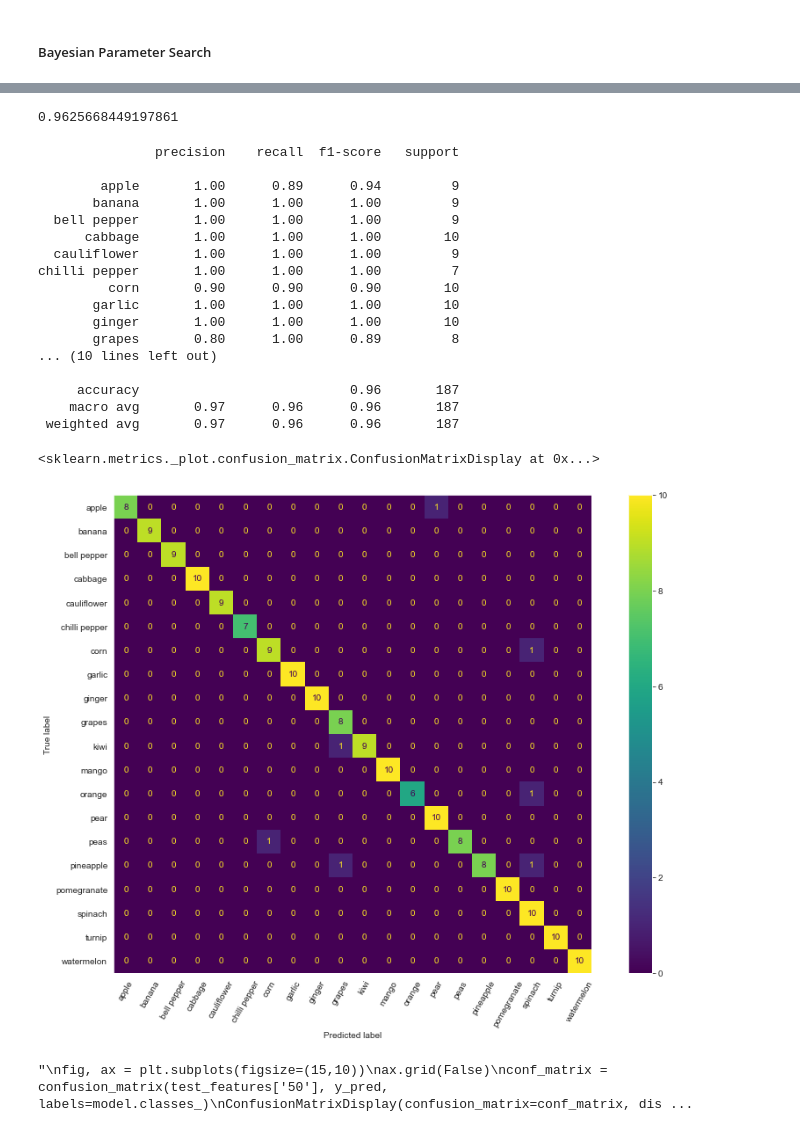
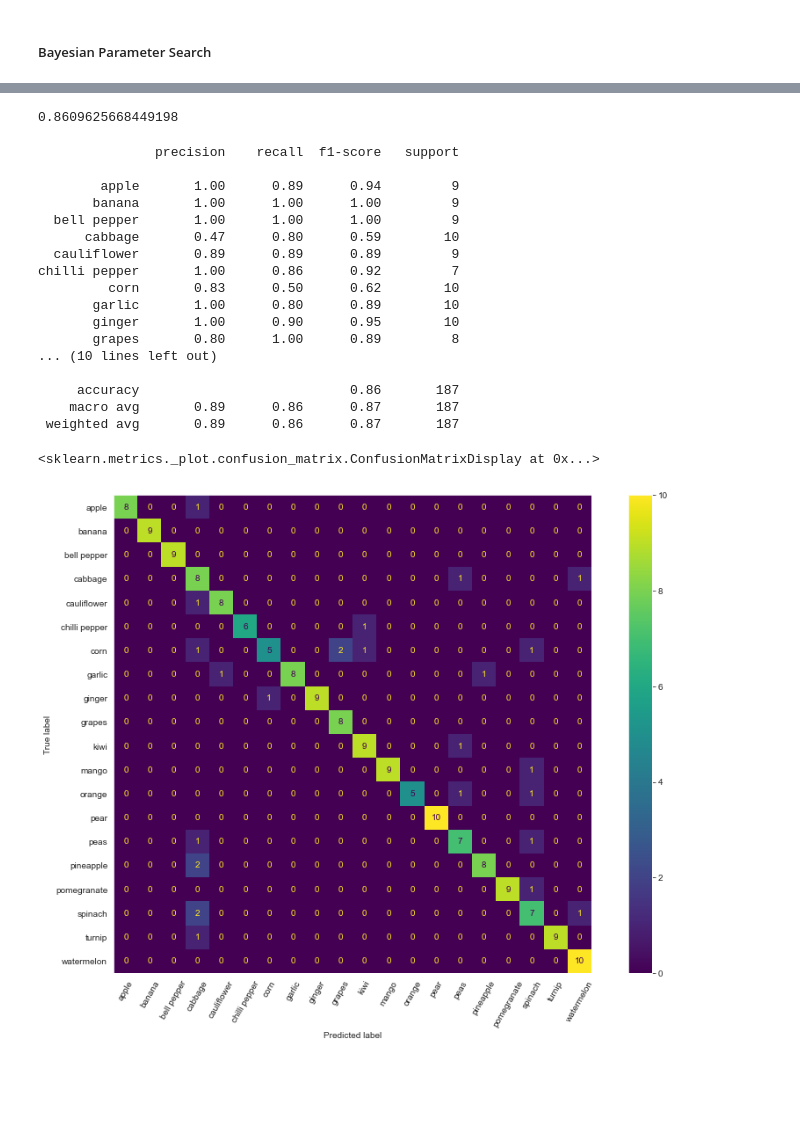
Before and after one commit to vrvenkatesh/w281-summer-2023-project-computer-vision, a Jupyter notebook: SVM.ipynb, the cells around one changed output, grey strips where cells are left out. Drawn from its saved outputs; the diff is of its cells as text; code cells hidden in the pictures; blank space fills up the shorter version.

Commit message:
updated to have results from full dataset

```diff
--- a/SVM.ipynb
+++ b/SVM.ipynb
@@ -146,9 +146,10 @@ full_train = full_train.reset_index().drop(['Unnamed: 0', 'index'], axis=1)
 # %% [markdown]
 ##### Mapping labels to ints
 # %%
-unique_training_labels = set([i for i in train_features['50'].tolist()])
-unique_val_labels = set([i for i in validation_features['50'].tolist()])
-unique_test_labels = set([i for i in test_features['50'].tolist()])
+label_num = '200'
+unique_training_labels = set([i for i in train_features[label_num].tolist()])
+unique_val_labels = set([i for i in validation_features[label_num].tolist()])
+unique_test_labels = set([i for i in test_features[label_num].tolist()])
 
 all_unique_labels = set(list(unique_training_labels) + list(unique_val_labels) + list(unique_test_labels))
 all_unique_labels = sorted(list(all_unique_labels))
@@ -236,51 +236,41 @@ Best: {'C': 2.3468197462350835, 'kernel': 2, 'max_iter': 567, 'tol': 6.750259167
 # %%
-params = {'C': 2.3468197462350835,
-          'max_iter': 567,
-          'tol': 6.75025916790339e-05,
+params = {'C': 2.852995600554803,
+          'max_iter': 168,
+          'tol': 4.257420022624911e-05,
           'kernel': 'rbf'}
 
 model = svm.SVC(**params)
-model.fit(full_train.iloc[:,0:-1], full_train['50'])
+model.fit(full_train.iloc[:,0:-1], full_train[label_num])
 
 y_pred = model.predict(test_features.iloc[:,0:-1])
 # %%
-accuracy_score(test_features['50'], y_pred)
+accuracy_score(test_features[label_num], y_pred)
 # %% [output]
-0.9625668449197861
+0.8609625668449198
 # %%
-print(classification_report(test_features['50'], y_pred))
+print(classification_report(test_features[label_num], y_pred))
 # %% [output]
                precision    recall  f1-score   support
 
         apple       1.00      0.89      0.94         9
        banana       1.00      1.00      1.00         9
   bell pepper       1.00      1.00      1.00         9
-      cabbage       1.00      1.00      1.00        10
-  cauliflower       1.00      1.00      1.00         9
-chilli pepper       1.00      1.00      1.00         7
-         corn       0.90      0.90      0.90        10
-       garlic       1.00      1.00      1.00        10
-       ginger       1.00      1.00      1.00        10
+      cabbage       0.47      0.80      0.59        10
+  cauliflower       0.89      0.89      0.89         9
+chilli pepper       1.00      0.86      0.92         7
+         corn       0.83      0.50      0.62        10
+       garlic       1.00      0.80      0.89        10
+       ginger       1.00      0.90      0.95        10
        grapes       0.80      1.00      0.89         8
 ... (10 lines left out)
 
-     accuracy                           0.96       187
-    macro avg       0.97      0.96      0.96       187
- weighted avg       0.97      0.96      0.96       187
+     accuracy                           0.86       187
+    macro avg       0.89      0.86      0.87       187
+ weighted avg       0.89      0.86      0.87       187
 # %%
 fig, ax = plt.subplots(figsize=(15,10))
 ax.grid(False)
-ConfusionMatrixDisplay.from_predictions(test_features['50'], y_pred, xticks_rotation=60, ax=ax)
+ConfusionMatrixDisplay.from_predictions(test_features[label_num], y_pred, xticks_rotation=60, ax=ax)
 # %% [output]
 <sklearn.metrics._plot.confusion_matrix.ConfusionMatrixDisplay at 0x...>
-[figure, old version]
+[figure, new version]
-# %%
-'''
-fig, ax = plt.subplots(figsize=(15,10))
-ax.grid(False)
-conf_matrix = confusion_matrix(test_features['50'], y_pred, labels=model.classes_)
-ConfusionMatrixDisplay(confusion_matrix=conf_matrix, display_labels=model.classes_).plot()
-plt.show()
-'''
-# %% [output]
-"\nfig, ax = plt.subplots(figsize=(15,10))\nax.grid(False)\nconf_matrix = confusion_matrix(test_features['50'], y_pred, labels=model.classes_)\nConfusionMatrixDisplay(confusion_matrix=conf_matrix, dis ...
```
Also changed, not shown: parts of 4 cells of this notebook.
